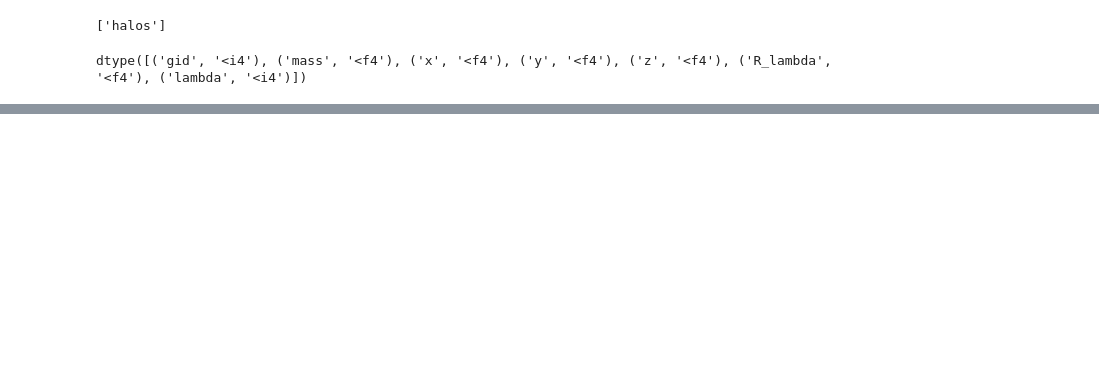
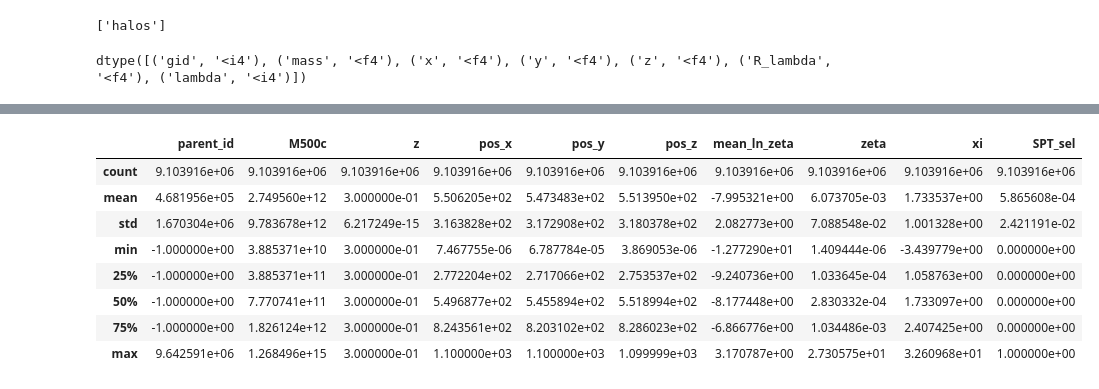
Before and after one commit to zchvsre/des_spt_selection, a Jupyter notebook: zetavslambda.ipynb, the cells around one changed output, grey strips where cells are left out. Saved outputs shown, nothing was run; the diff lists cells and outputs as text; code cells hidden in the pictures; blank space fills up the shorter version.

```diff
--- a/zetavslambda.ipynb
+++ b/zetavslambda.ipynb
@@ -43,5 +57,17 @@ richness_df.set_index("gid",inplace=True)
 # %%
 spt_df.reset_index()
 spt_df.set_index("id",inplace=True)
+# %%
+spt_df.describe()
+# %% [output]
+|  | parent_id | M500c | z | pos_x | pos_y | pos_z | mean_ln_zeta | zeta | xi | SPT_sel |
+| count | 9.103916e+06 | 9.103916e+06 | 9.103916e+06 | 9.103916e+06 | 9.103916e+06 | 9.103916e+06 | 9.103916e+06 | 9.103916e+06 | 9.103916e+06 | 9.103916e+06 |
+| mean | 4.681956e+05 | 2.749560e+12 | 3.000000e-01 | 5.506205e+02 | 5.473483e+02 | 5.513950e+02 | -7.995321e+00 | 6.073705e-03 | 1.733537e+00 | 5.865608e-04 |
+| std | 1.670304e+06 | 9.783678e+12 | 6.217249e-15 | 3.163828e+02 | 3.172908e+02 | 3.180378e+02 | 2.082773e+00 | 7.088548e-02 | 1.001328e+00 | 2.421191e-02 |
+| min | -1.000000e+00 | 3.885371e+10 | 3.000000e-01 | 7.467755e-06 | 6.787784e-05 | 3.869053e-06 | -1.277290e+01 | 1.409444e-06 | -3.439779e+00 | 0.000000e+00 |
+| 25% | -1.000000e+00 | 3.885371e+11 | 3.000000e-01 | 2.772204e+02 | 2.717066e+02 | 2.753537e+02 | -9.240736e+00 | 1.033645e-04 | 1.058763e+00 | 0.000000e+00 |
+| 50% | -1.000000e+00 | 7.770741e+11 | 3.000000e-01 | 5.496877e+02 | 5.455894e+02 | 5.518994e+02 | -8.177448e+00 | 2.830332e-04 | 1.733097e+00 | 0.000000e+00 |
+| 75% | -1.000000e+00 | 1.826124e+12 | 3.000000e-01 | 8.243561e+02 | 8.203102e+02 | 8.286023e+02 | -6.866776e+00 | 1.034486e-03 | 2.407425e+00 | 0.000000e+00 |
+| max | 9.642591e+06 | 1.268496e+15 | 3.000000e-01 | 1.100000e+03 | 1.100000e+03 | 1.099999e+03 | 3.170787e+00 | 2.730575e+01 | 3.260968e+01 | 1.000000e+00 |
 # %%
 spt_sel = spt_df[spt_df["SPT_sel"]==1]
```
Also changed, not shown: parts of 9 cells of this notebook.
